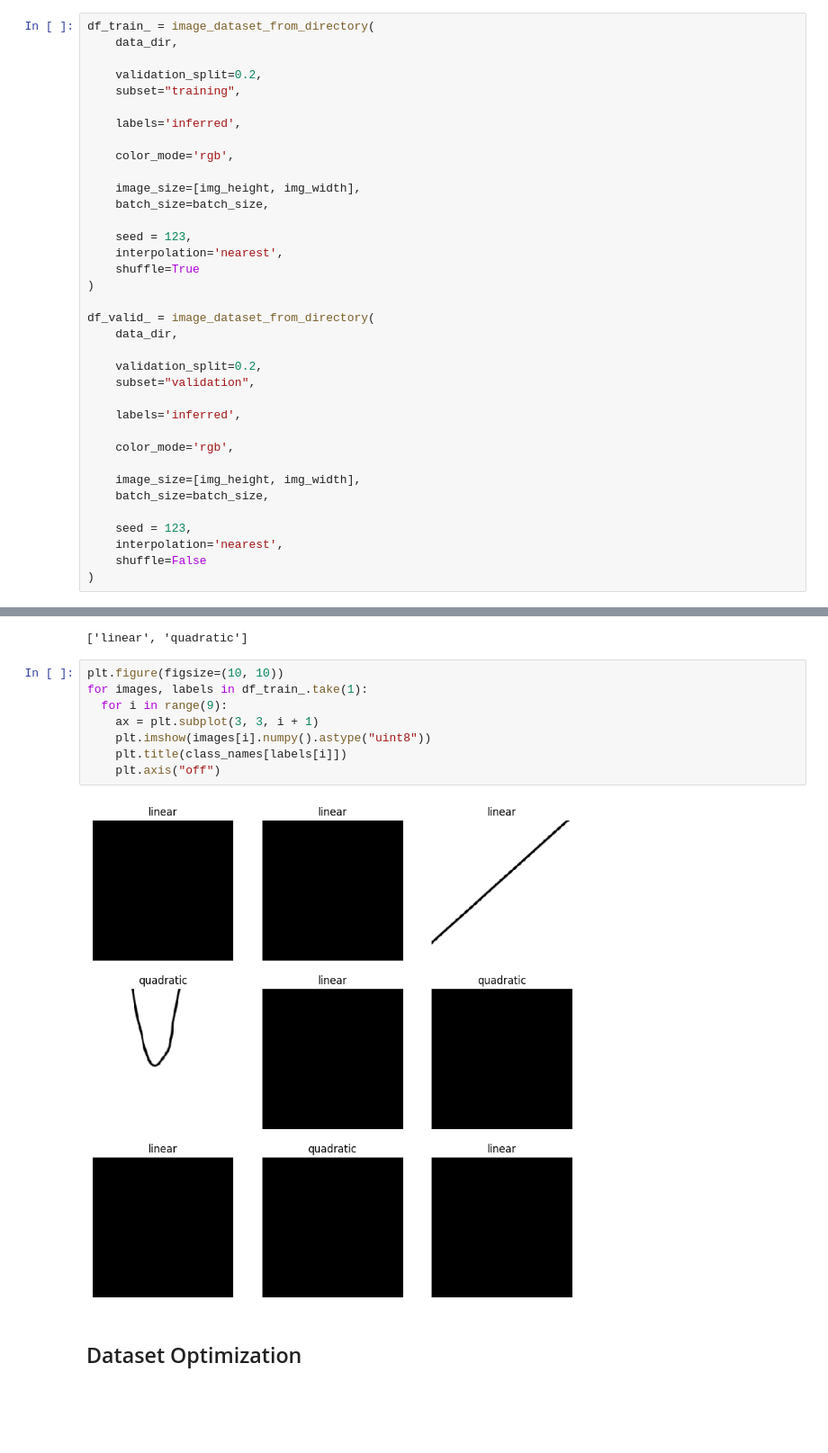
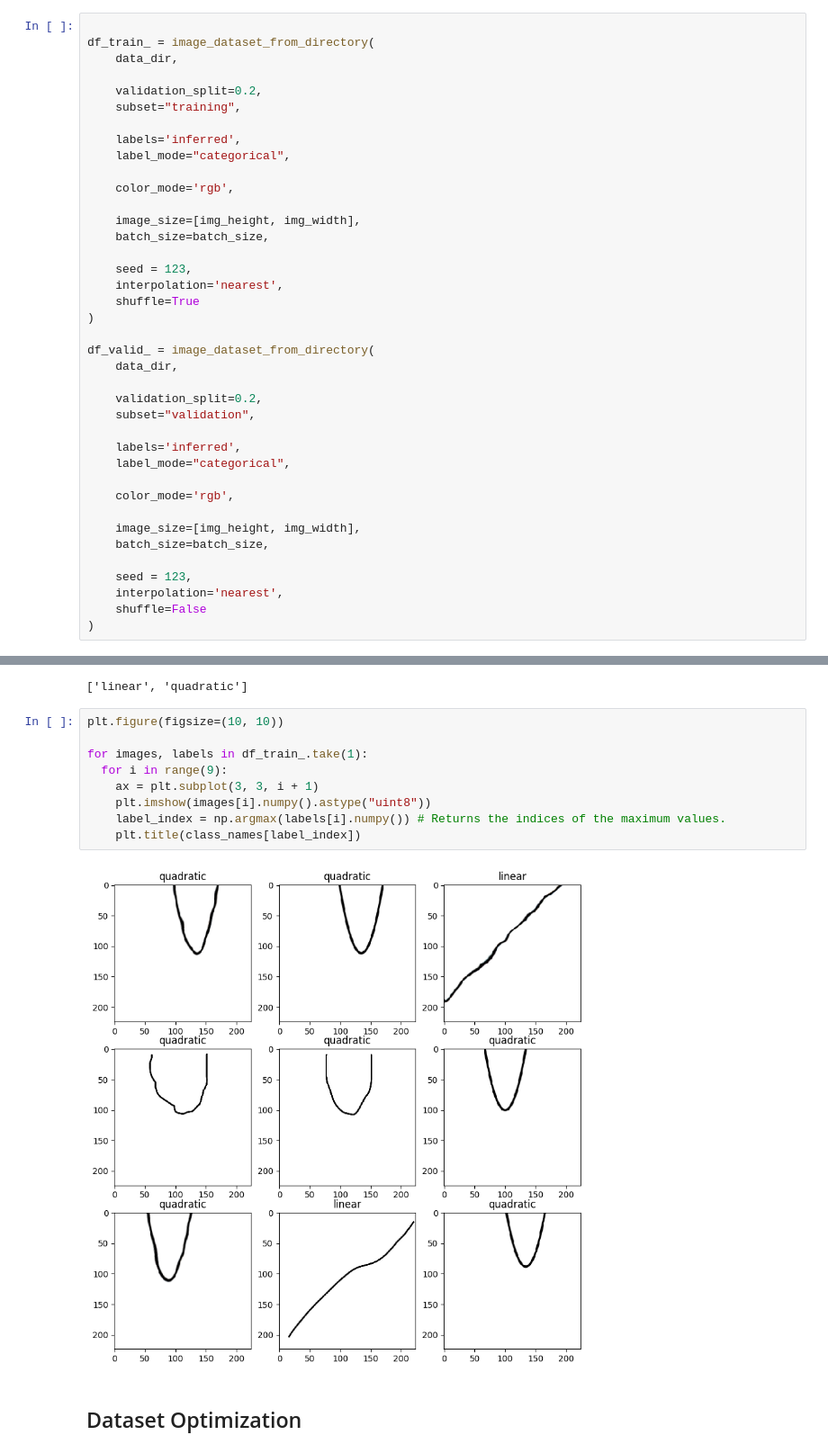
Before and after one commit to anyaachan/Math-Functions-Identification, a Jupyter notebook: model/model.ipynb, the cells around one changed output, grey strips where cells are left out. Shown: that part at 90% size. Cells and saved outputs as stored; diff of their text form; blank space fills up the shorter version.

```diff
--- a/model/model.ipynb
+++ b/model/model.ipynb
@@ -43,6 +49,7 @@ for subdir, dirs, files in os.walk(data_dir): # Iterate throught all the levels
 # for filename in os.listdir(data_dir):
 #     img = Image.open(data_dir + "/" + filename)
 # %%
+
 df_train_ = image_dataset_from_directory(
     data_dir,
 
@@ -50,6 +57,7 @@ df_train_ = image_dataset_from_directory(
     subset="training",
 
     labels='inferred',
+    label_mode="categorical",
 
     color_mode='rgb',
 
@@ -68,6 +76,7 @@ df_valid_ = image_dataset_from_directory(
     subset="validation",
 
     labels='inferred',
+    label_mode="categorical",
 
     color_mode='rgb',
 
@@ -90,14 +99,15 @@ print(class_names)
 ['linear', 'quadratic']
 # %%
 plt.figure(figsize=(10, 10))
+
 for images, labels in df_train_.take(1):
   for i in range(9):
     ax = plt.subplot(3, 3, i + 1)
     plt.imshow(images[i].numpy().astype("uint8"))
-    plt.title(class_names[labels[i]])
-    plt.axis("off")
+    label_index = np.argmax(labels[i].numpy()) # Returns the indices of the maximum values.
+    plt.title(class_names[label_index])
 # %% [output]
-[figure, old version]
+[figure, new version]
 # %% [markdown]
 ## Dataset Optimization
 # %%
```
Also changed, not shown: parts of 9 cells of this notebook, 11 other files.
